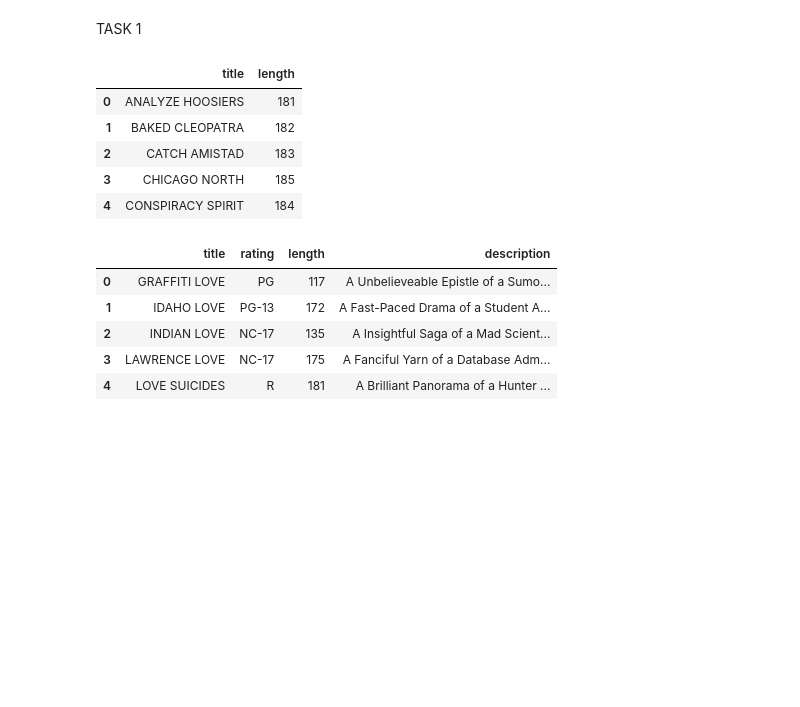
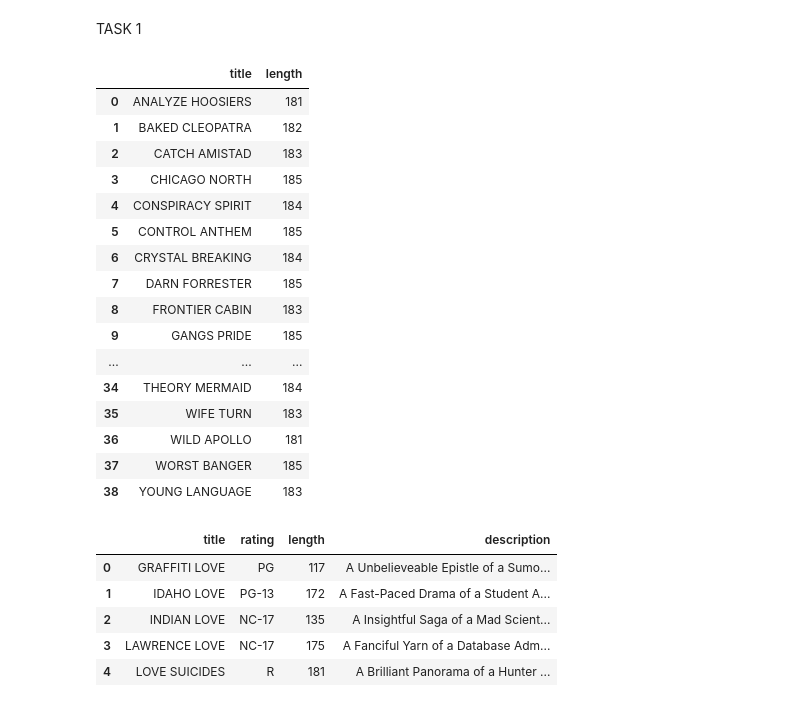
Before and after one commit to karlrydberg-stack/lab_sql_karl_rydberg_de25, a Jupyter notebook: test_sakila.ipynb, the cells around one changed output. Drawn from its saved outputs; the diff is of its cells as text; code cells hidden in the pictures; blank space fills up the shorter version.

```diff
--- a/test_sakila.ipynb
+++ b/test_sakila.ipynb
@@ -16,15 +16,30 @@ TASK 1
 # %%
 # a)
 
-a = duckdb.sql("SELECT title,length FROM film WHERE length > 180;").df()
-a.head()
+a = duckdb.sql("""SELECT
+               title,
+               length
+               FROM film
+               WHERE length > 180;""").df()
+a
 # %% [output]
 |  | title | length |
 | 0 | ANALYZE HOOSIERS | 181 |
 | 1 | BAKED CLEOPATRA | 182 |
 | 2 | CATCH AMISTAD | 183 |
 | 3 | CHICAGO NORTH | 185 |
 | 4 | CONSPIRACY SPIRIT | 184 |
+| 5 | CONTROL ANTHEM | 185 |
+| 6 | CRYSTAL BREAKING | 184 |
+| 7 | DARN FORRESTER | 185 |
+| 8 | FRONTIER CABIN | 183 |
+| 9 | GANGS PRIDE | 185 |
+| ... | ... | ... |
+| 34 | THEORY MERMAID | 184 |
+| 35 | WIFE TURN | 183 |
+| 36 | WILD APOLLO | 181 |
+| 37 | WORST BANGER | 185 |
+| 38 | YOUNG LANGUAGE | 183 |
 # %%
 # b)
 
```
Also changed, not shown: parts of 8 cells of this notebook.
